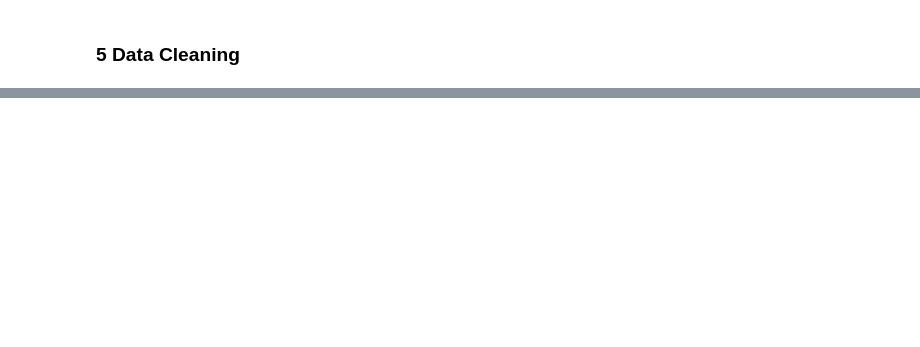
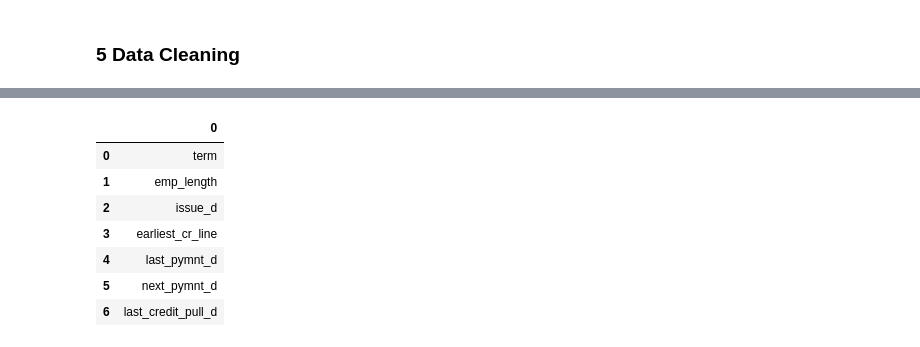
Before and after one commit to FemasAriandaRizki/credit_risk_model, a Jupyter notebook: Pengenalan Dataset, Target Variable, dan Missing Values.ipynb, the cells around one changed output, grey strips where cells are left out. Cells and saved outputs as stored; diff of their text form; code cells hidden in the pictures; blank space fills up the shorter version.

```diff
--- a/Pengenalan Dataset, Target Variable, dan Missing Values.ipynb
+++ b/Pengenalan Dataset, Target Variable, dan Missing Values.ipynb
@@ -369,0 +386,17 @@ memory usage: 23.2 MB
+# %%
+X_train = pd.DataFrame(col_need_to_clean)
+X_test = pd.DataFrame(col_need_to_clean)
+# %%
+X_train = X_train.drop(columns=['next_pymnt_d'], errors='ignore')
+X_test = X_test.drop(columns=['next_pymnt_d'], errors='ignore')
+# %%
+X_train
+# %% [output]
+|  | 0 |
+| 0 | term |
+| 1 | emp_length |
+| 2 | issue_d |
+| 3 | earliest_cr_line |
+| 4 | last_pymnt_d |
+| 5 | next_pymnt_d |
+| 6 | last_credit_pull_d |
```
Also changed, not shown: parts of 20 cells of this notebook.
